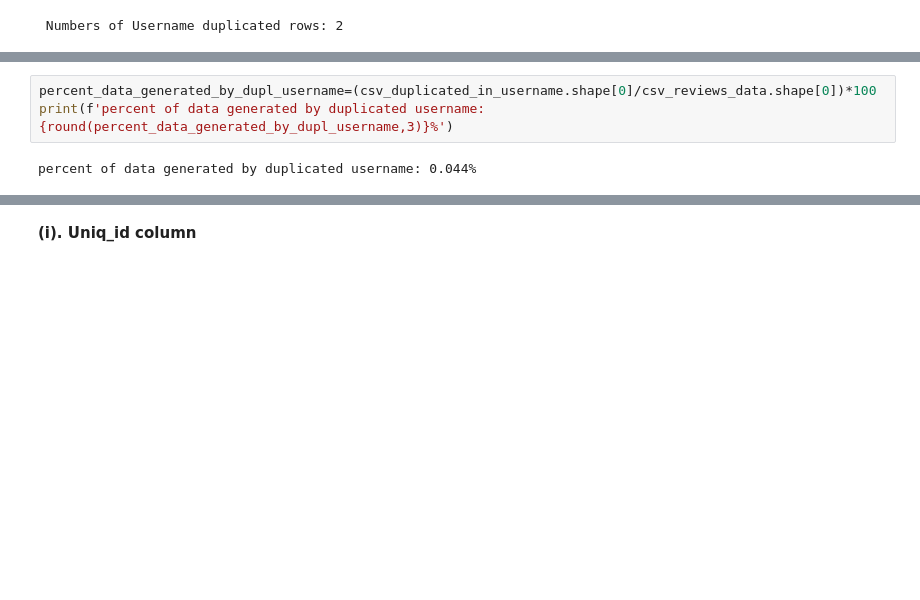
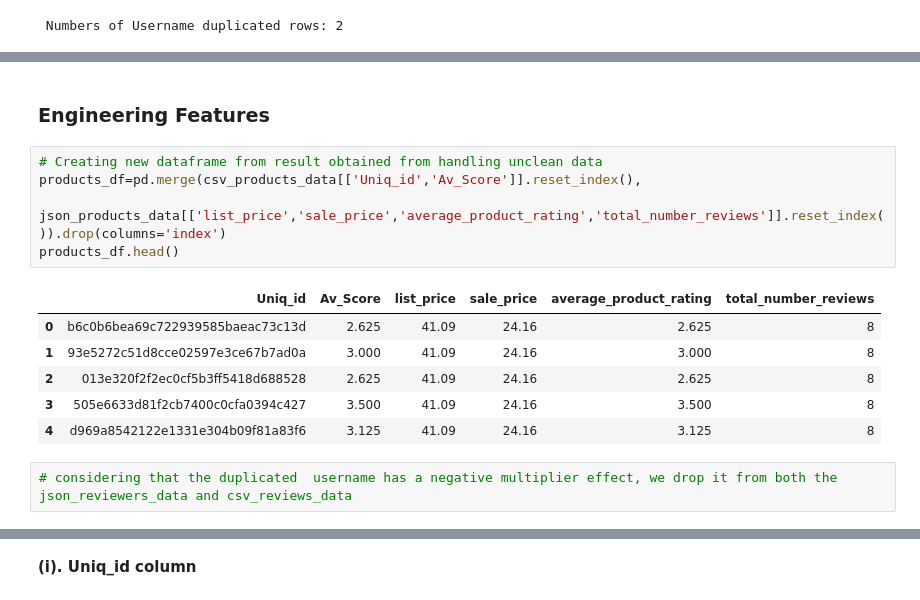
Before and after one commit to achile-design/uos, a Jupyter notebook: 3539186_BD2.ipynb, the cells around one changed output, grey strips where cells are left out. Cells and saved outputs as stored; diff of their text form; blank space fills up the shorter version.

Commit message:
Edited: Handling unclean data and engineering features added to data understanding

```diff
--- a/3539186_BD2.ipynb
+++ b/3539186_BD2.ipynb
@@ -199,5 +283,16 @@ Numbers of user reviews by duplicated username: 17
-# %%
-percent_data_generated_by_dupl_username=(csv_duplicated_in_username.shape[0]/csv_reviews_data.shape[0])*100
-print(f'percent of data generated by duplicated username: {round(percent_data_generated_by_dupl_username,3)}%')
-# %% [output]
-percent of data generated by duplicated username: 0.044%
+# %% [markdown]
+### Engineering Features
+# %%
+# Creating new dataframe from result obtained from handling unclean data
+products_df=pd.merge(csv_products_data[['Uniq_id','Av_Score']].reset_index(),
+         json_products_data[['list_price','sale_price','average_product_rating','total_number_reviews']].reset_index()).drop(columns='index')
+products_df.head()
+# %% [output]
+|  | Uniq_id | Av_Score | list_price | sale_price | average_product_rating | total_number_reviews |
+| 0 | b6c0b6bea69c722939585baeac73c13d | 2.625 | 41.09 | 24.16 | 2.625 | 8 |
+| 1 | 93e5272c51d8cce02597e3ce67b7ad0a | 3.000 | 41.09 | 24.16 | 3.000 | 8 |
+| 2 | 013e320f2f2ec0cf5b3ff5418d688528 | 2.625 | 41.09 | 24.16 | 2.625 | 8 |
+| 3 | 505e6633d81f2cb7400c0cfa0394c427 | 3.500 | 41.09 | 24.16 | 3.500 | 8 |
+| 4 | d969a8542122e1331e304b09f81a83f6 | 3.125 | 41.09 | 24.16 | 3.125 | 8 |
+# %%
+# considering that the duplicated  username has a negative multiplier effect, we drop it from both the json_reviewers_data and csv_reviews_data
```
Also changed, not shown: parts of 80 cells of this notebook.
